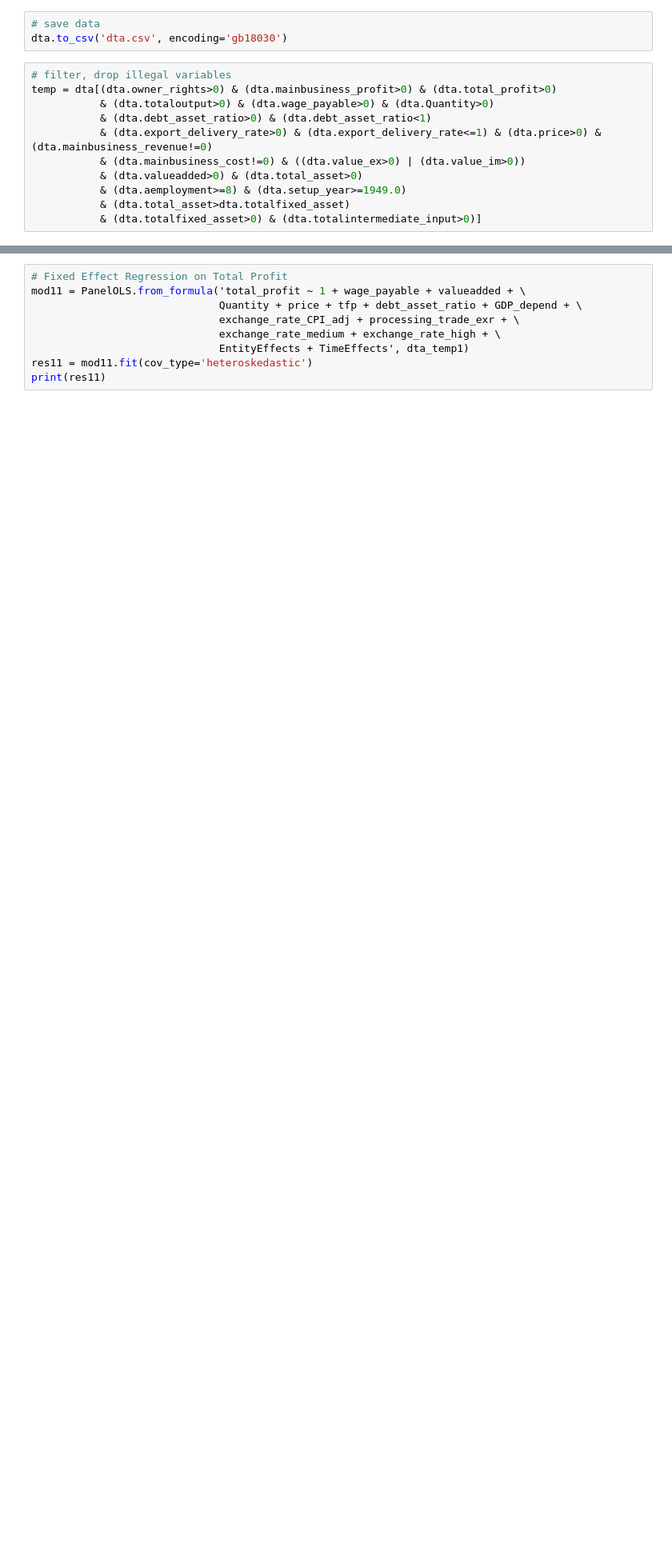
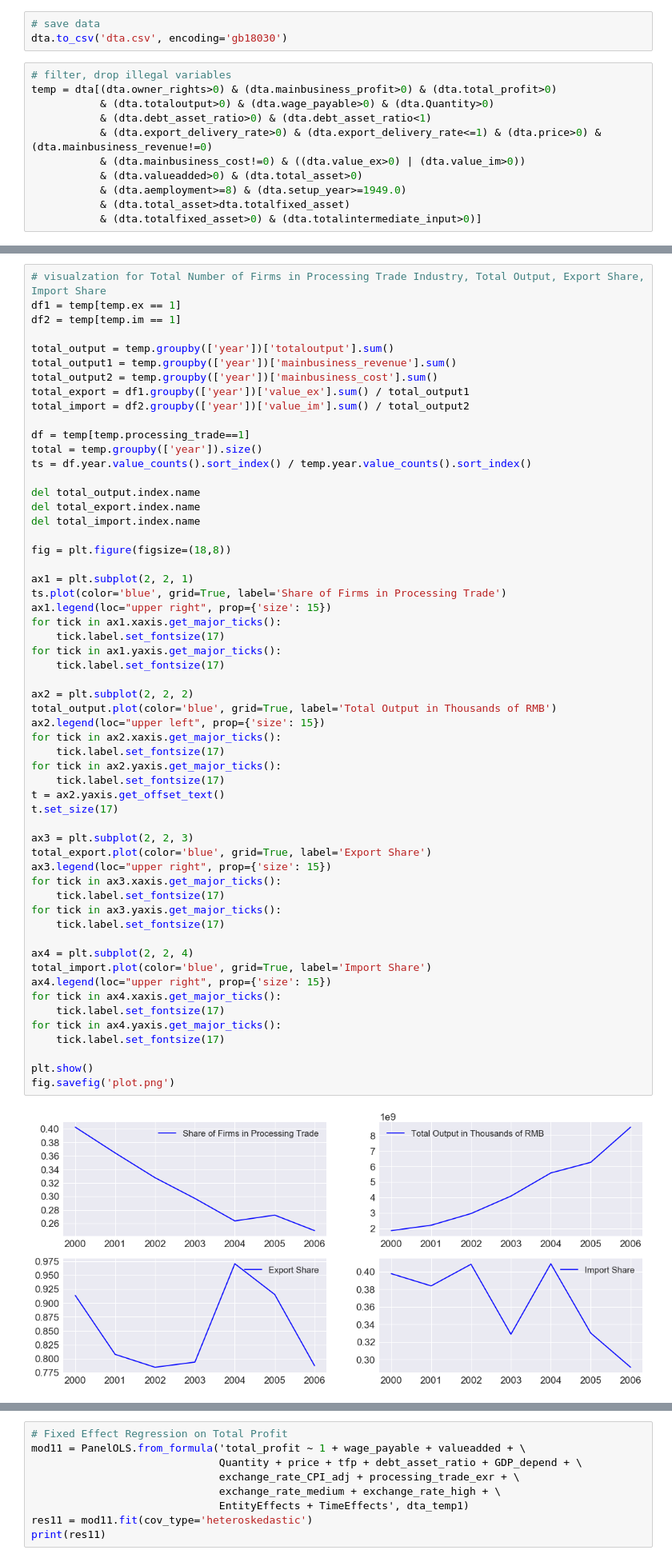
Before and after one commit to jiahui-z/Graduation-Thesis, a Jupyter notebook: EDA_and_Regression.ipynb, the cells around one changed output, grey strips where cells are left out. Shown: that part at 80% size. Saved outputs shown, nothing was run; the diff lists cells and outputs as text; blank space fills up the shorter version.

```diff
--- a/EDA_and_Regression.ipynb
+++ b/EDA_and_Regression.ipynb
@@ -96,3 +149,62 @@ len(temp)
+# %%
+# visualzation for Total Number of Firms in Processing Trade Industry, Total Output, Export Share, Import Share
+df1 = temp[temp.ex == 1]
+df2 = temp[temp.im == 1]
+
+total_output = temp.groupby(['year'])['totaloutput'].sum()
+total_output1 = temp.groupby(['year'])['mainbusiness_revenue'].sum()
+total_output2 = temp.groupby(['year'])['mainbusiness_cost'].sum()
+total_export = df1.groupby(['year'])['value_ex'].sum() / total_output1
+total_import = df2.groupby(['year'])['value_im'].sum() / total_output2
+
+df = temp[temp.processing_trade==1]
+total = temp.groupby(['year']).size()
+ts = df.year.value_counts().sort_index() / temp.year.value_counts().sort_index()
+
+del total_output.index.name
+del total_export.index.name
+del total_import.index.name
+
+fig = plt.figure(figsize=(18,8))
+
+ax1 = plt.subplot(2, 2, 1)
+ts.plot(color='blue', grid=True, label='Share of Firms in Processing Trade')
+ax1.legend(loc="upper right", prop={'size': 15})
+for tick in ax1.xaxis.get_major_ticks():
+    tick.label.set_fontsize(17)
+for tick in ax1.yaxis.get_major_ticks():
+    tick.label.set_fontsize(17)
+
+ax2 = plt.subplot(2, 2, 2)
+total_output.plot(color='blue', grid=True, label='Total Output in Thousands of RMB')
+ax2.legend(loc="upper left", prop={'size': 15})
+for tick in ax2.xaxis.get_major_ticks():
+    tick.label.set_fontsize(17)
+for tick in ax2.yaxis.get_major_ticks():
+    tick.label.set_fontsize(17)
+t = ax2.yaxis.get_offset_text()
+t.set_size(17)
+
+ax3 = plt.subplot(2, 2, 3)
+total_export.plot(color='blue', grid=True, label='Export Share')
+ax3.legend(loc="upper right", prop={'size': 15})
+for tick in ax3.xaxis.get_major_ticks():
+    tick.label.set_fontsize(17)
+for tick in ax3.yaxis.get_major_ticks():
+    tick.label.set_fontsize(17)
+
+ax4 = plt.subplot(2, 2, 4)
+total_import.plot(color='blue', grid=True, label='Import Share')
+ax4.legend(loc="upper right", prop={'size': 15})
+for tick in ax4.xaxis.get_major_ticks():
+    tick.label.set_fontsize(17)
+for tick in ax4.yaxis.get_major_ticks():
+    tick.label.set_fontsize(17)
+
+plt.show()
+fig.savefig('plot.png')
+# %% [output]
+[figure, added]
 # %%
 # set index: firm name and year
 temp = temp.set_index(['frdwdm','year'])
```
Also changed, not shown: parts of 15 cells of this notebook.
